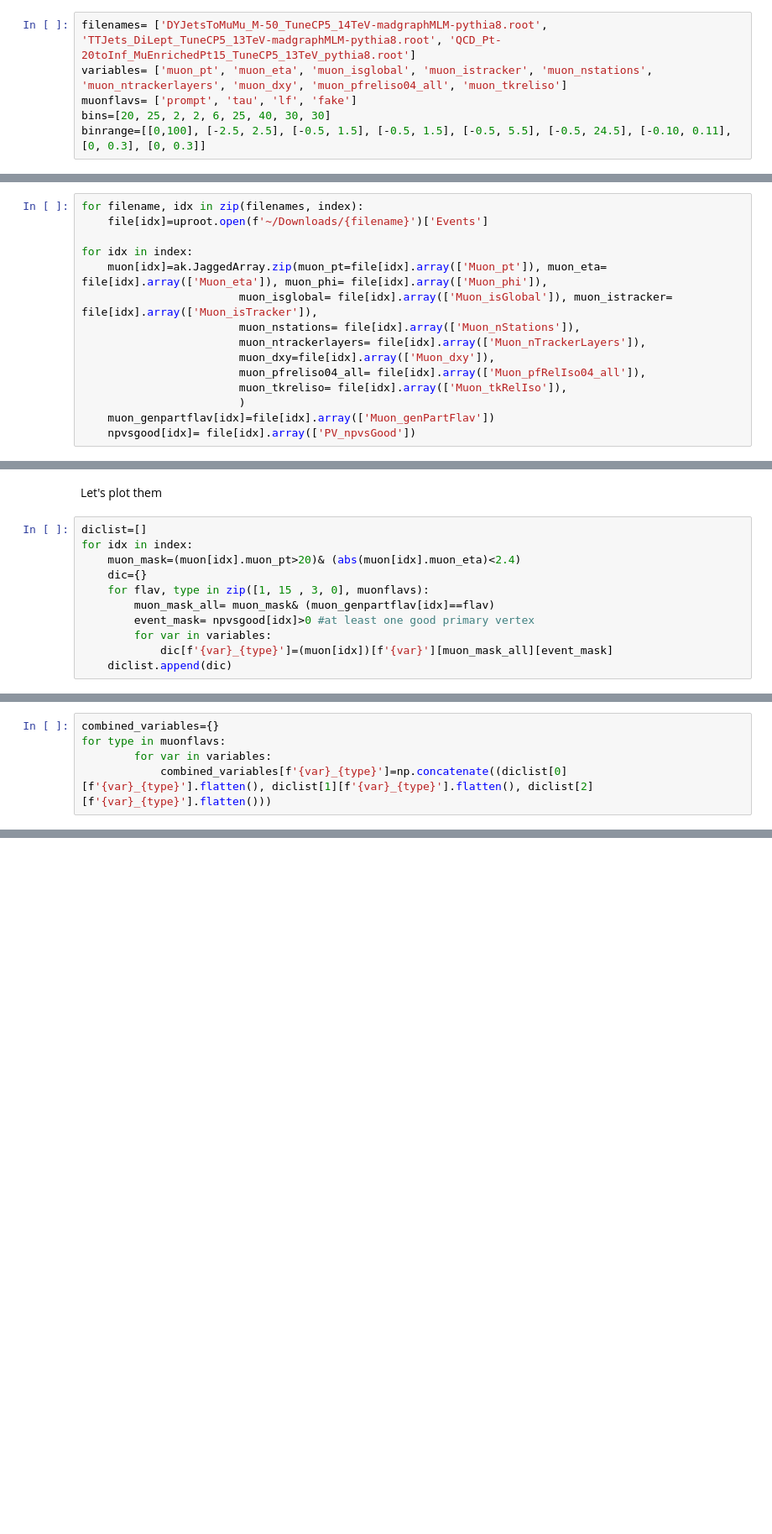
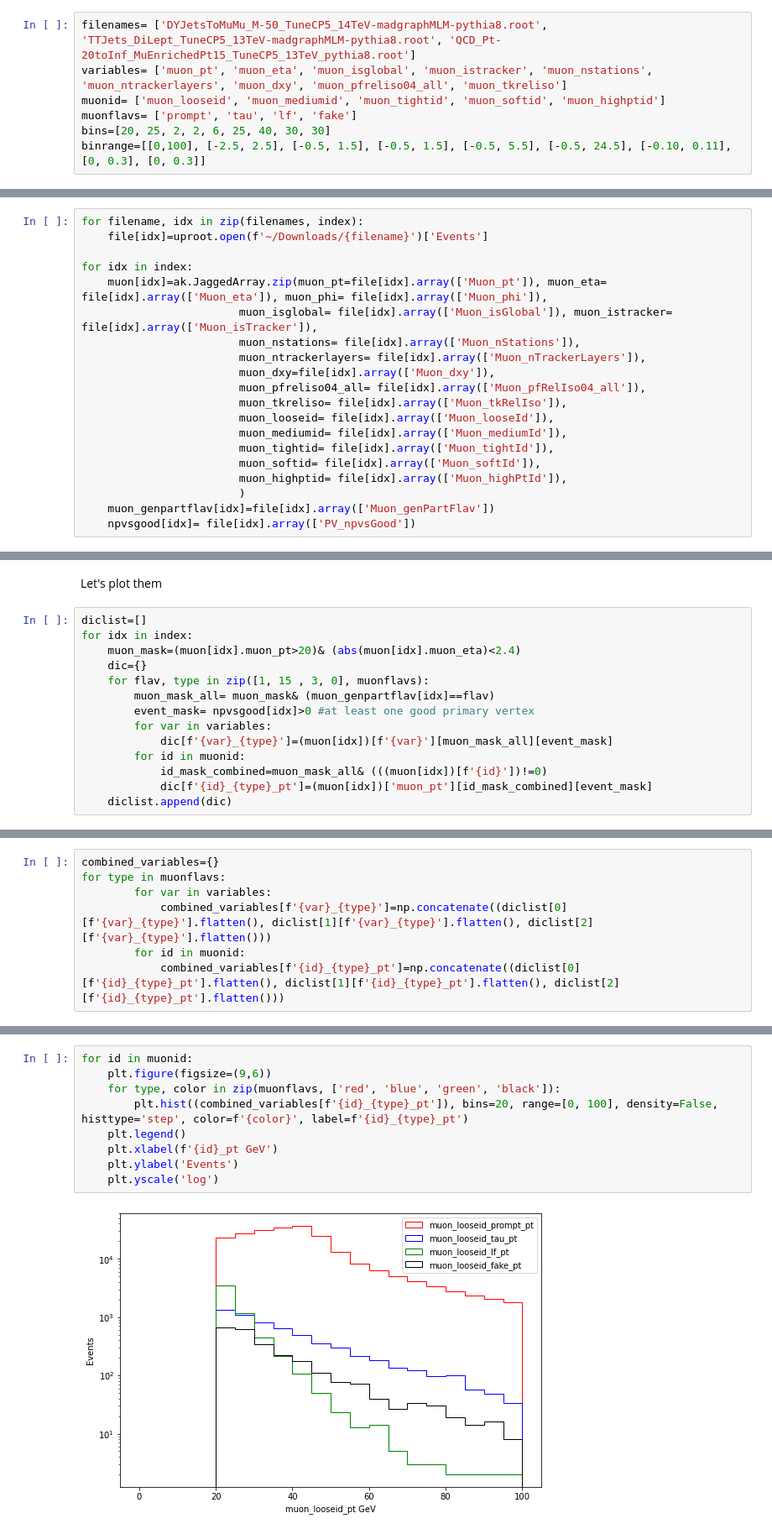
Before and after one commit to Taiantuia/MuonHATSatLPC2020, a Jupyter notebook: Exercise 3 Muon identification and isolation.ipynb, the cells around one changed output, grey strips where cells are left out. Shown at 84% size. Saved outputs shown, nothing was run; the diff lists cells and outputs as text; blank space fills up the shorter version.

Commit message:
different id muon pt plot added

```diff
--- a/Exercise 3 Muon identification and isolation.ipynb
+++ b/Exercise 3 Muon identification and isolation.ipynb
@@ -21,6 +21,7 @@ To begin, we can creat a few lists of file names, variable names and muon flavor
 # %%
 filenames= ['DYJetsToMuMu_M-50_TuneCP5_14TeV-madgraphMLM-pythia8.root', 'TTJets_DiLept_TuneCP5_13TeV-madgraphMLM-pythia8.root', 'QCD_Pt-20toInf_MuEnrichedPt15_TuneCP5_13TeV_pythia8.root']
 variables= ['muon_pt', 'muon_eta', 'muon_isglobal', 'muon_istracker', 'muon_nstations', 'muon_ntrackerlayers', 'muon_dxy', 'muon_pfreliso04_all', 'muon_tkreliso']
+muonid= ['muon_looseid', 'muon_mediumid', 'muon_tightid', 'muon_softid', 'muon_highptid']
 muonflavs= ['prompt', 'tau', 'lf', 'fake']
 bins=[20, 25, 2, 2, 6, 25, 40, 30, 30]
 binrange=[[0,100], [-2.5, 2.5], [-0.5, 1.5], [-0.5, 1.5], [-0.5, 5.5], [-0.5, 24.5], [-0.10, 0.11], [0, 0.3], [0, 0.3]]
@@ -43,6 +44,11 @@ for idx in index:
                         muon_dxy=file[idx].array(['Muon_dxy']),
                         muon_pfreliso04_all= file[idx].array(['Muon_pfRelIso04_all']),
                         muon_tkreliso= file[idx].array(['Muon_tkRelIso']),
+                        muon_looseid= file[idx].array(['Muon_looseId']),
+                        muon_mediumid= file[idx].array(['Muon_mediumId']),
+                        muon_tightid= file[idx].array(['Muon_tightId']),
+                        muon_softid= file[idx].array(['Muon_softId']),
+                        muon_highptid= file[idx].array(['Muon_highPtId']),
                         )
     muon_genpartflav[idx]=file[idx].array(['Muon_genPartFlav'])
     npvsgood[idx]= file[idx].array(['PV_npvsGood'])
@@ -94,6 +100,9 @@ for idx in index:
         event_mask= npvsgood[idx]>0 #at least one good primary vertex
         for var in variables:
             dic[f'{var}_{type}']=(muon[idx])[f'{var}'][muon_mask_all][event_mask]
+        for id in muonid:
+            id_mask_combined=muon_mask_all& (((muon[idx])[f'{id}'])!=0)
+            dic[f'{id}_{type}_pt']=(muon[idx])['muon_pt'][id_mask_combined][event_mask]
     diclist.append(dic)
 # %%
 diclist
@@ -120,6 +129,8 @@ combined_variables={}
 for type in muonflavs:
         for var in variables:
             combined_variables[f'{var}_{type}']=np.concatenate((diclist[0][f'{var}_{type}'].flatten(), diclist[1][f'{var}_{type}'].flatten(), diclist[2][f'{var}_{type}'].flatten()))
+        for id in muonid:
+            combined_variables[f'{id}_{type}_pt']=np.concatenate((diclist[0][f'{id}_{type}_pt'].flatten(), diclist[1][f'{id}_{type}_pt'].flatten(), diclist[2][f'{id}_{type}_pt'].flatten()))
 # %%
 combined_variables
 # %% [output]
@@ -238,0 +256,11 @@ bool muon::isHighPtMuon(const reco::Muon& muon, const reco::Vertex& vtx){
+# %%
+for id in muonid:
+    plt.figure(figsize=(9,6))
+    for type, color in zip(muonflavs, ['red', 'blue', 'green', 'black']):
+        plt.hist((combined_variables[f'{id}_{type}_pt']), bins=20, range=[0, 100], density=False, histtype='step', color=f'{color}', label=f'{id}_{type}_pt')
+    plt.legend()
+    plt.xlabel(f'{id}_pt GeV')
+    plt.ylabel('Events')
+    plt.yscale('log')
+# %% [output]
+[figure, added]
```
Also changed, not shown: parts of 6 cells of this notebook.
